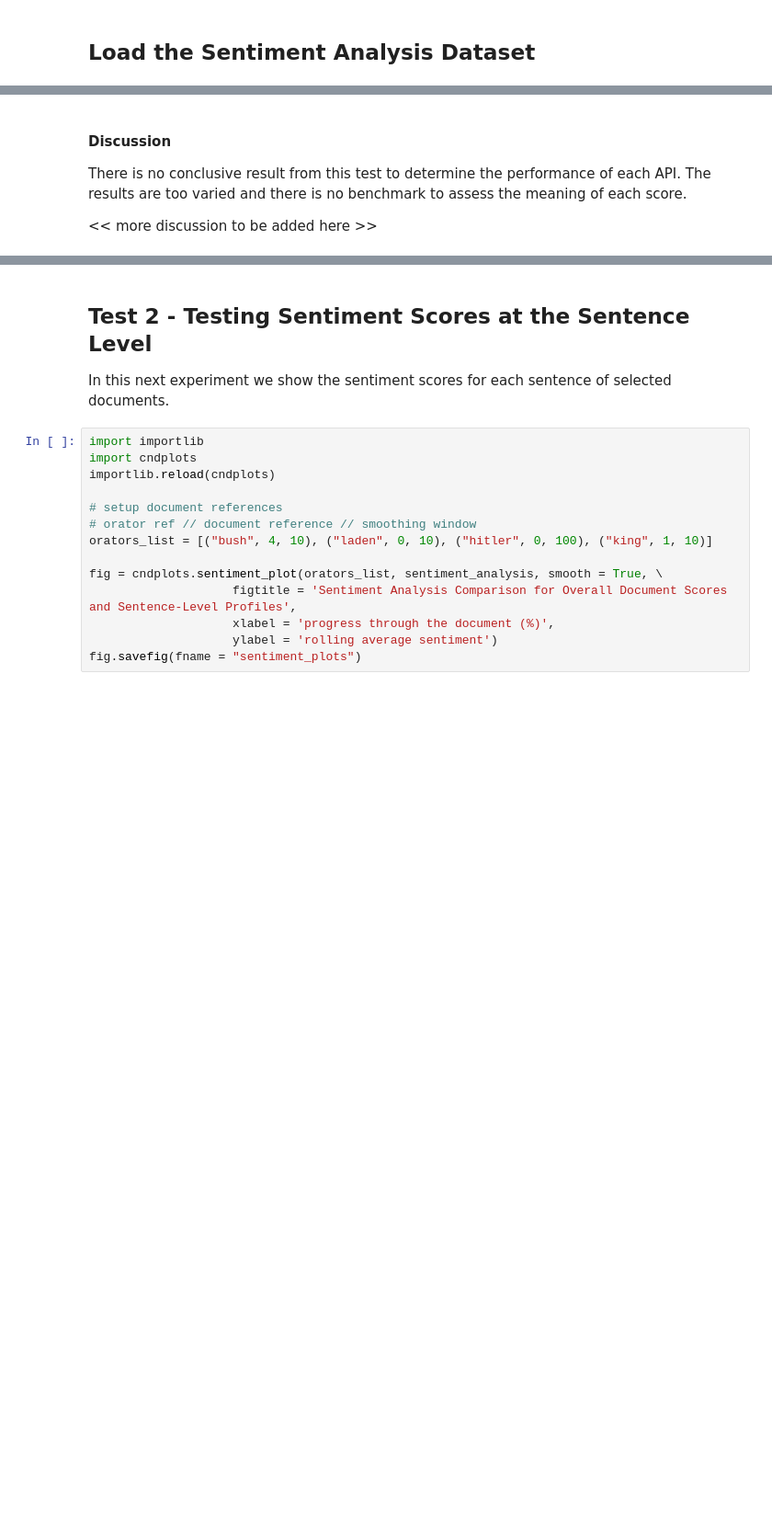
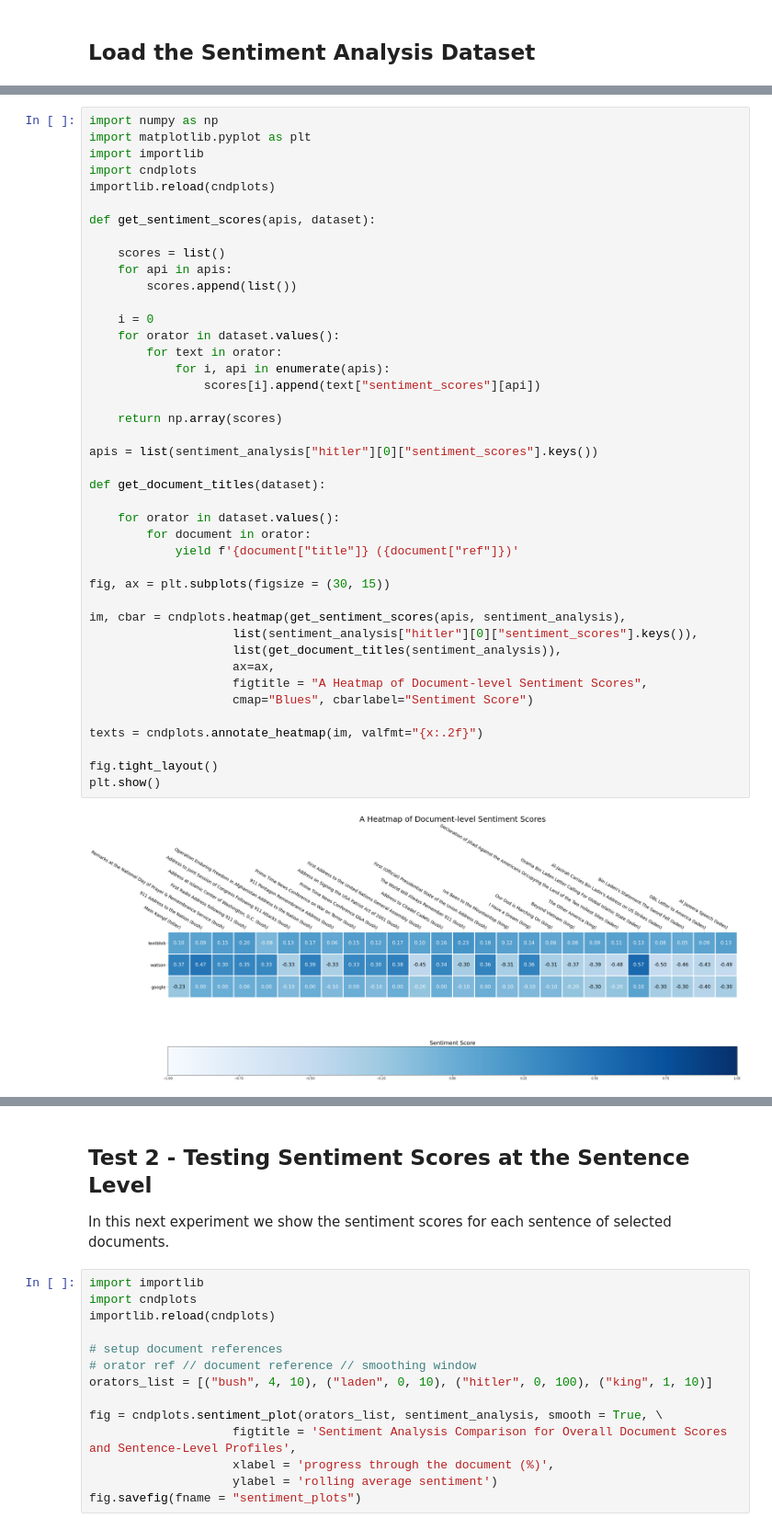
Before and after one commit to Fourthought/Hostile-Narrative-Analysis, a Jupyter notebook: Quantitative Analysis/Testing Sentiment Analysis.ipynb, the cells around one changed output, grey strips where cells are left out. Shown at 92% size. Drawn from its saved outputs; the diff is of its cells as text; blank space fills up the shorter version.

```diff
--- a/Quantitative Analysis/Testing Sentiment Analysis.ipynb
+++ b/Quantitative Analysis/Testing Sentiment Analysis.ipynb
@@ -75,6 +41,44 @@ Wall time: 122 ms
-# %% [markdown]
-#### Discussion
-
-There is no conclusive result from this test to determine the performance of each API. The results are too varied and there is no benchmark to assess the meaning of each score.
-
-<< more discussion to be added here >>
+# %%
+import numpy as np
+import matplotlib.pyplot as plt
+import importlib
+import cndplots
+importlib.reload(cndplots)
+
+def get_sentiment_scores(apis, dataset):
+
+    scores = list()
+    for api in apis:
+        scores.append(list())
+
+    i = 0
+    for orator in dataset.values():
+        for text in orator:
+            for i, api in enumerate(apis):
+                scores[i].append(text["sentiment_scores"][api])
+
+    return np.array(scores)
+
+apis = list(sentiment_analysis["hitler"][0]["sentiment_scores"].keys())
+
+def get_document_titles(dataset):
+
+    for orator in dataset.values():
+        for document in orator:
+            yield f'{document["title"]} ({document["ref"]})'
+
+fig, ax = plt.subplots(figsize = (30, 15))
+
+im, cbar = cndplots.heatmap(get_sentiment_scores(apis, sentiment_analysis),
+                    list(sentiment_analysis["hitler"][0]["sentiment_scores"].keys()),
+                    list(get_document_titles(sentiment_analysis)),
+                    ax=ax,
+                    figtitle = "A Heatmap of Document-level Sentiment Scores",
+                    cmap="Blues", cbarlabel="Sentiment Score")
+
+texts = cndplots.annotate_heatmap(im, valfmt="{x:.2f}")
+
+fig.tight_layout()
+plt.show()
+# %% [output]
+[figure, added]
```
Also changed, not shown: parts of 8 cells of this notebook, 1 other file.
